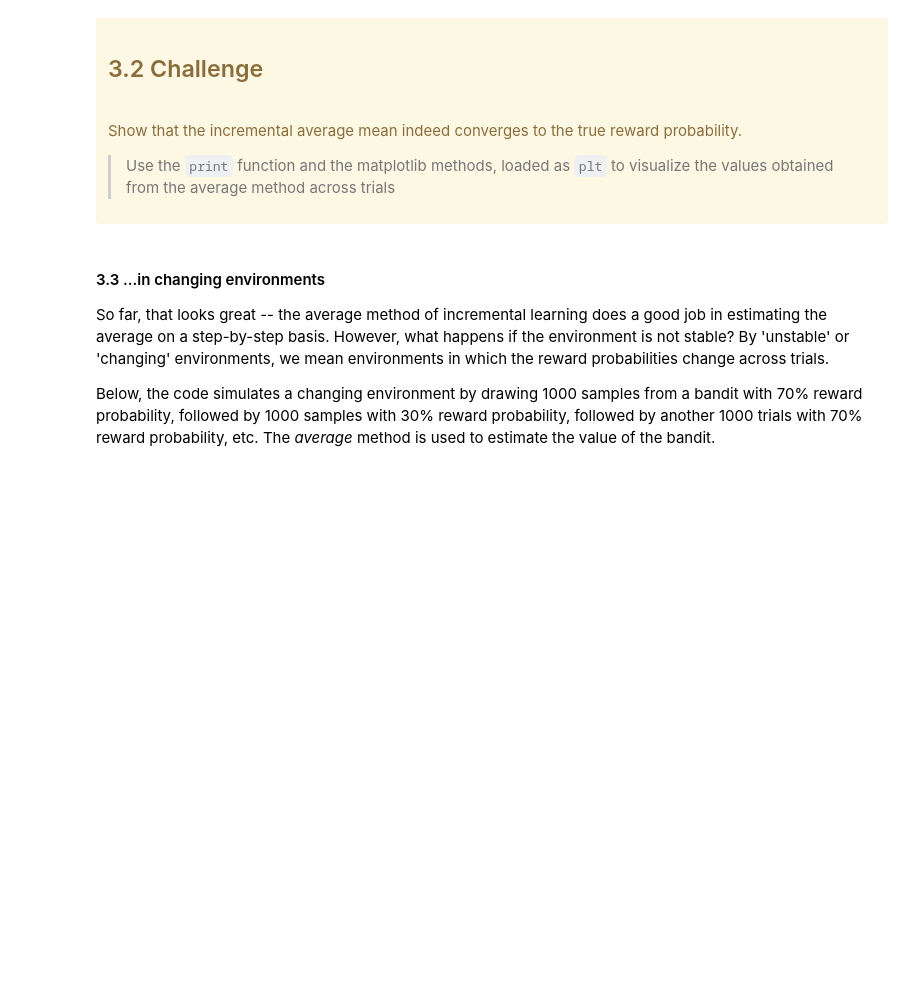
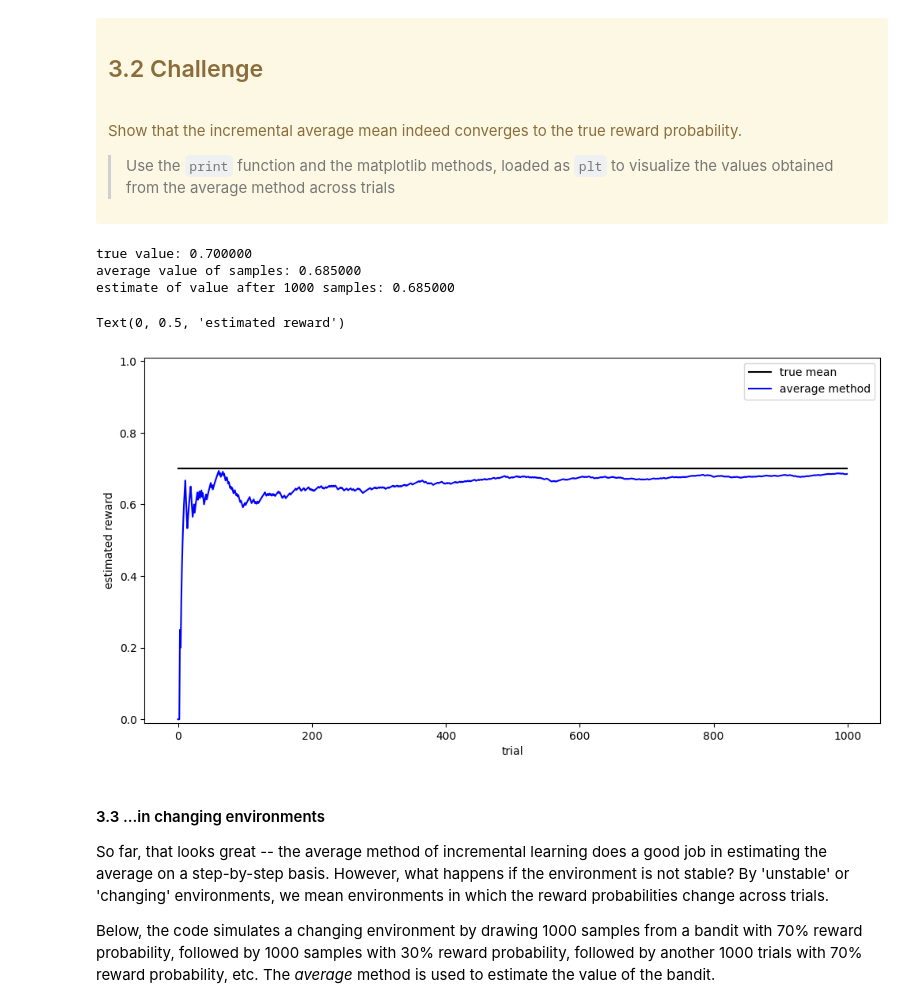
Before and after one commit to JesseK18/CM_RL, a Jupyter notebook: CM_RL-main/CogMod24_bandit_student.ipynb, the cells around one changed output. Drawn from its saved outputs; the diff is of its cells as text; code cells hidden in the pictures; blank space fills up the shorter version.

```diff
--- a/CM_RL-main/CogMod24_bandit_student.ipynb
+++ b/CM_RL-main/CogMod24_bandit_student.ipynb
@@ -137,7 +141,29 @@ Show that the incremental average mean indeed converges to the true reward proba
 >Use the <code>print</code> function and the matplotlib methods, loaded as <code>plt</code> to visualize the values obtained from the average method across trials
 </div>
 # %%
-# Your code here
+#print(np.arange(n_trials))
+#print(reward_samples)
+#print(reward_probs)
+
+print('true value: %f' % np.mean(reward_probs))
+print('average value of samples: %f' % np.mean(reward_samples))
+print('estimate of value after 1000 samples: %f' % mean_avg[0,-1])
+
+fig = plt.figure(figsize=(12, 6))
+ax = fig.add_subplot(111)
+
+ax.plot(np.arange(n_trials),reward_probs[0,:],'-k',label = 'true mean')
+ax.plot(np.arange(n_trials),mean_avg[0,1:],'-b',label ='average method')
+ax.set_ylim([-0.01,1.01])
+plt.legend(loc="upper right")
+ax.set_xlabel('trial')
+ax.set_ylabel('estimated reward')
+# %% [output]
+true value: 0.700000
+average value of samples: 0.685000
+estimate of value after 1000 samples: 0.685000
+Text(0, 0.5, 'estimated reward')
+[figure, added]
 # %% [markdown]
 #### 3.3 ...in changing environments
 
```
Also changed, not shown: parts of 15 cells of this notebook, 1 other file.
